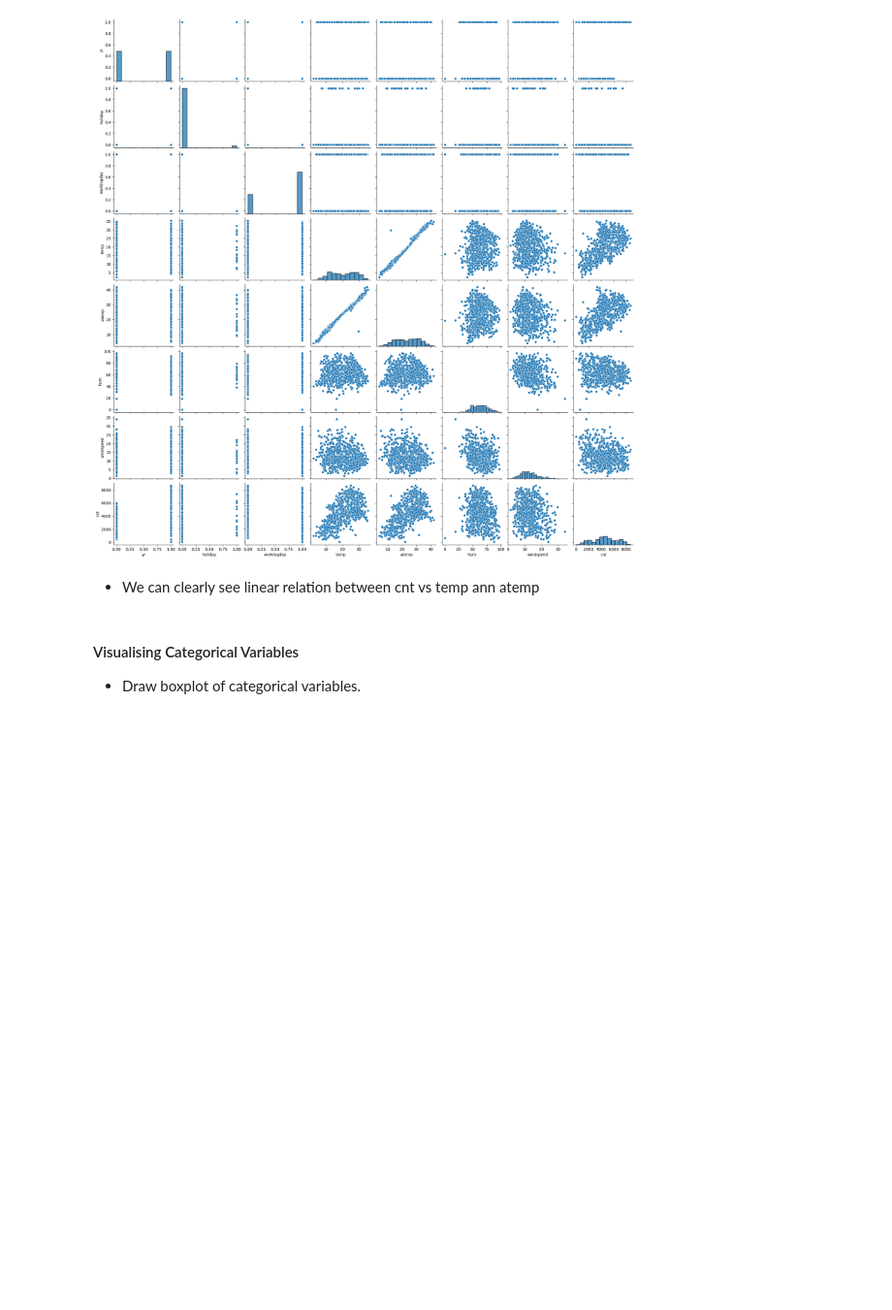
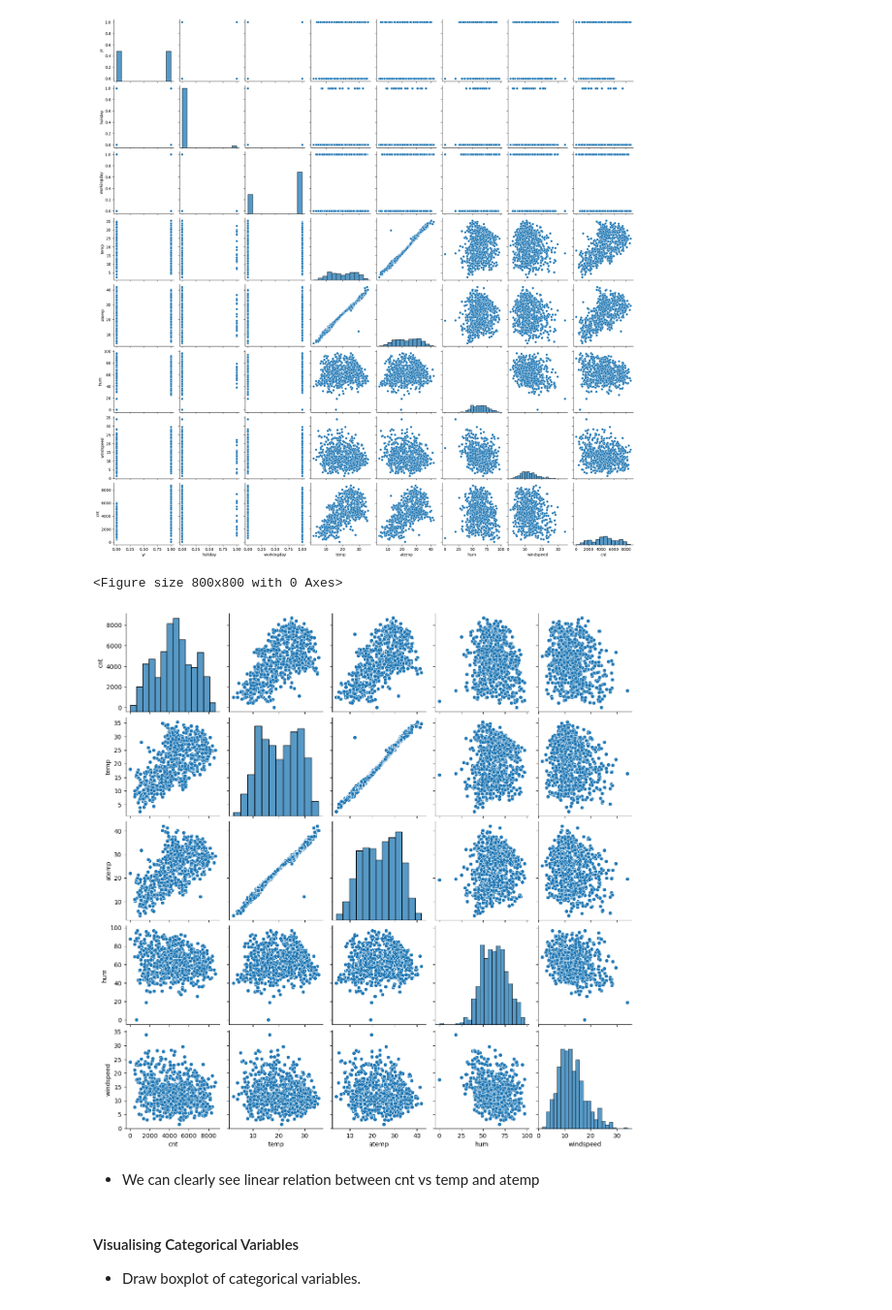
Before and after one commit to karthikgadepalli/BikeSharingAssignment, a Jupyter notebook: BikeSharingAssignment_MLR.ipynb, the cells around one changed output. Shown at 97% size. Cells and saved outputs as stored; diff of their text form; code cells hidden in the pictures; blank space fills up the shorter version.

```diff
--- a/BikeSharingAssignment_MLR.ipynb
+++ b/BikeSharingAssignment_MLR.ipynb
@@ -243,8 +243,16 @@ sns.pairplot(bike_df)
 plt.show()
 # %% [output]
 [figure]
+# %%
+# Visualising Numeric Variables
+plt.figure(figsize = (8,8))
+sns.pairplot(bike_df[['cnt', 'temp', 'atemp', 'hum','windspeed']])
+plt.show()
+# %% [output]
+<Figure size 800x800 with 0 Axes>
+[figure, added]
 # %% [markdown]
-- We can clearly see linear relation between cnt vs temp ann atemp
+- We can clearly see linear relation between cnt vs temp and atemp
 # %% [markdown]
 #### Visualising Categorical Variables
 - Draw boxplot of categorical variables.
```
Also changed, not shown: parts of 4 cells of this notebook, 3 other files.
